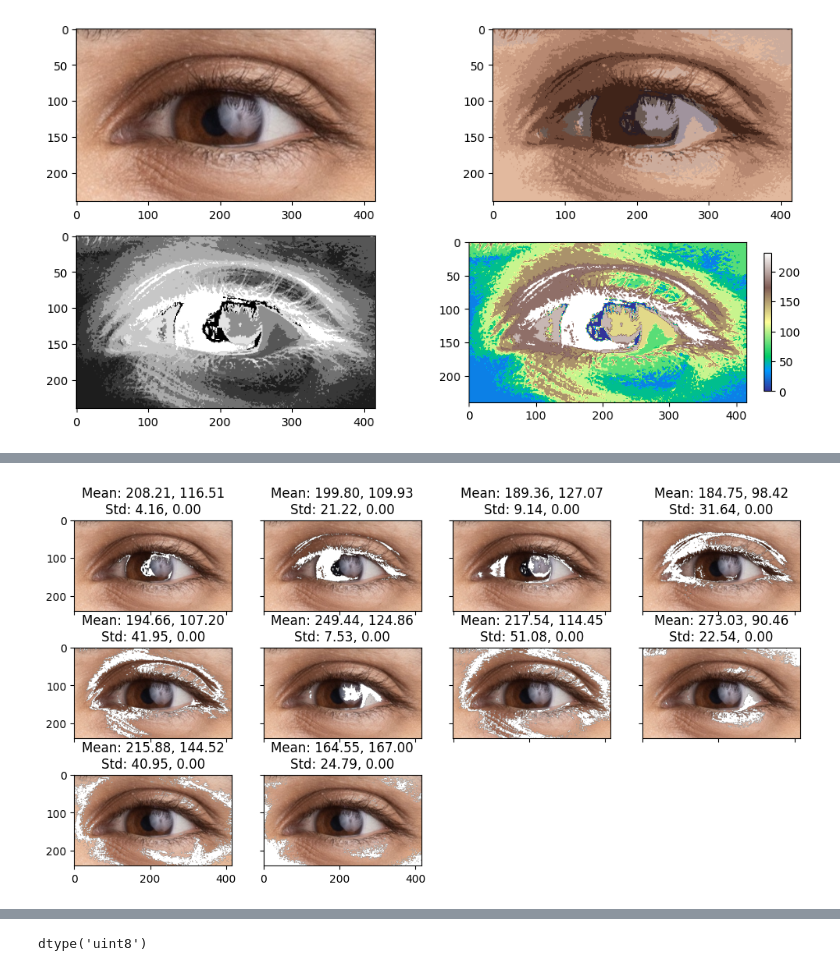
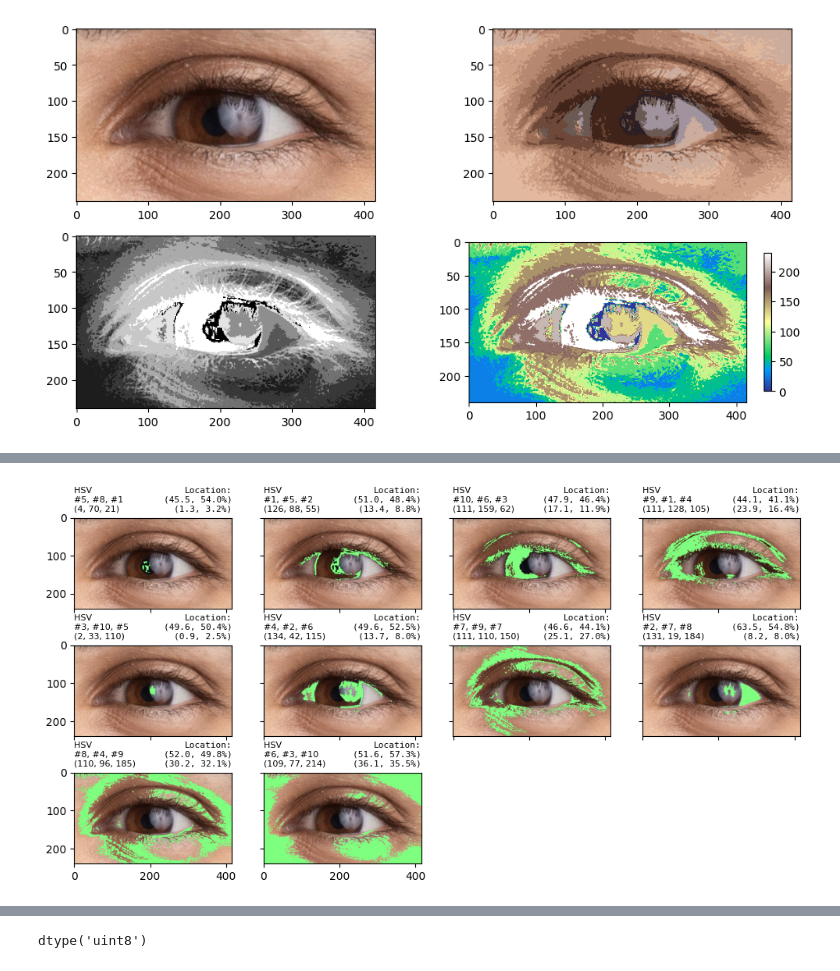
Before and after one commit to ethanrasmussen/EyeTraumaAnalysis, a Jupyter notebook: src/notebooks/RSY_kmeans_save_output.ipynb, the cells around one changed output, grey strips where cells are left out. Drawn from its saved outputs; the diff is of its cells as text; code cells hidden in the pictures.

Commit message:
Cleaned up code. Added coloring to figures.

```diff
--- a/src/notebooks/RSY_kmeans_save_output.ipynb
+++ b/src/notebooks/RSY_kmeans_save_output.ipynb
@@ -55,6 +68,7 @@ for ind in range(K):
 summed_image = np.zeros(kmeans_thresholds[0].shape)
 for ind in range(K):
     summed_image += int(ind/K*255) * kmeans_thresholds[ind]
+centers_indices = centers_sorted.argsort(axis=0)   # sorts each column separately
 # %%
 ### Clustered View ### <-- for individual image use
 fig, axs = plt.subplots(2, 2, figsize=(12,6))
@@ -66,17 +80,3 @@ plt.colorbar(im3,ax=axs.flat[3], shrink=0.8)
 # %% [output]
 <matplotlib.colorbar.Colorbar at 0x...>
 [figure]
-# %%
-def get_spatial_metrics(mask):
-    # scipy can perform the mean (center of mass), but not the standard deviation
-    # spatial_means = snd.center_of_mass(mask)
-    x = np.arange(0, mask.shape[1])
-    y = np.arange(0, mask.shape[0])
-    xgrid, ygrid = np.meshgrid(x, y)
-    grids = {"x": xgrid, "y":ygrid}
-    to_return = {"x":{}, "y":{}}
-    for ind, grid in grids.items():
-        to_return[ind]["mean"] = np.mean(grids[ind], where=mask.astype(bool))
-        to_return[ind]["sd"] = np.std(grids[ind], where=mask.astype(bool))
-    return to_return
-    pass
@@ -83,29 +91,37 @@ def get_spatial_metrics(mask):
 # %%
 ### Per Cluster Masking ### <-- for individual image use
 
 row_ct = int(np.sqrt(K))
 col_ct = int(np.ceil(K/row_ct))
 fig, axs = plt.subplots(row_ct, col_ct, figsize=(12,6), sharex=True, sharey=True)
 for ind in range(row_ct*col_ct):
     if ind < K:
-        target1 = cv2.bitwise_and(image.img,image.img, mask=~kmeans_thresholds[ind])
+        #target1 = cv2.bitwise_and(image.img,image.img, mask=~kmeans_thresholds[ind])
+        target1 = image.img.copy()
+        target1[kmeans_thresholds[ind].astype(bool)] = [127,255,127,255]
         axs.flat[ind].imshow(target1)
-
-        spatial_mean = snd.center_of_mass(kmeans_thresholds[ind])
-        x = np.arange(0, target1.shape[1])
-        y = np.arange(0, target1.shape[0])
-        xgrid, ygrid = np.meshgrid(x, y)
-        xgrid = xgrid.flatten()[kmeans_thresholds[ind].flatten()]
-        ygrid = ygrid.flatten()[kmeans_thresholds[ind].flatten()]
+        spatial_metrics = get_spatial_metrics(kmeans_thresholds[ind])
+        hsv_rank = centers_indices[ind]
+        hsv_center = centers_sorted[ind]
+        # Draw left title
         axs.flat[ind].set_title(
-            f"Mean: {spatial_mean[1]:.2f}, {spatial_mean[0]:.2f}\n" +
-            f"SD: {snd.mean(xgrid):.2f}, {snd.mean(ygrid):.2f}"
+            "HSV \n"+
+            f"#{hsv_rank[0]+1}, #{hsv_rank[1]+1}, #{hsv_rank[2]+1}" + "\n" +
+            f"({hsv_center[0]}, {hsv_center[1]}, {hsv_center[2]})",
+            fontsize=8, loc="left"
+        )
+        # Draw right title
+        axs.flat[ind].set_title(
+            f"Location:" + "\n"+
+            f"({spatial_metrics['x']['mean']*100:.1f}, {spatial_metrics['y']['mean']:.1%})" + "\n" +
+            f"({spatial_metrics['x']['sd']*100:.1f}, {spatial_metrics['y']['sd']:.1%})",
+            fontsize=8, loc="right", fontfamily="monospace",
         )
         # axs.flat[ind].set_title(
         #     f"HSV center: [{centers_sorted[ind,0]},{centers_sorted[ind,1]},{centers_sorted[ind,2]}]" )
         #axs.flat[ind].imshow(kmeans_thresholds[ind], cmap="gray")
     else:
         # remove axes for empty cells
         axs.flat[ind].axis("off")
 # %% [output]
-[figure, old version]
+[figure, new version]
```
Also changed, not shown: parts of 5 cells of this notebook, 2 other files.
